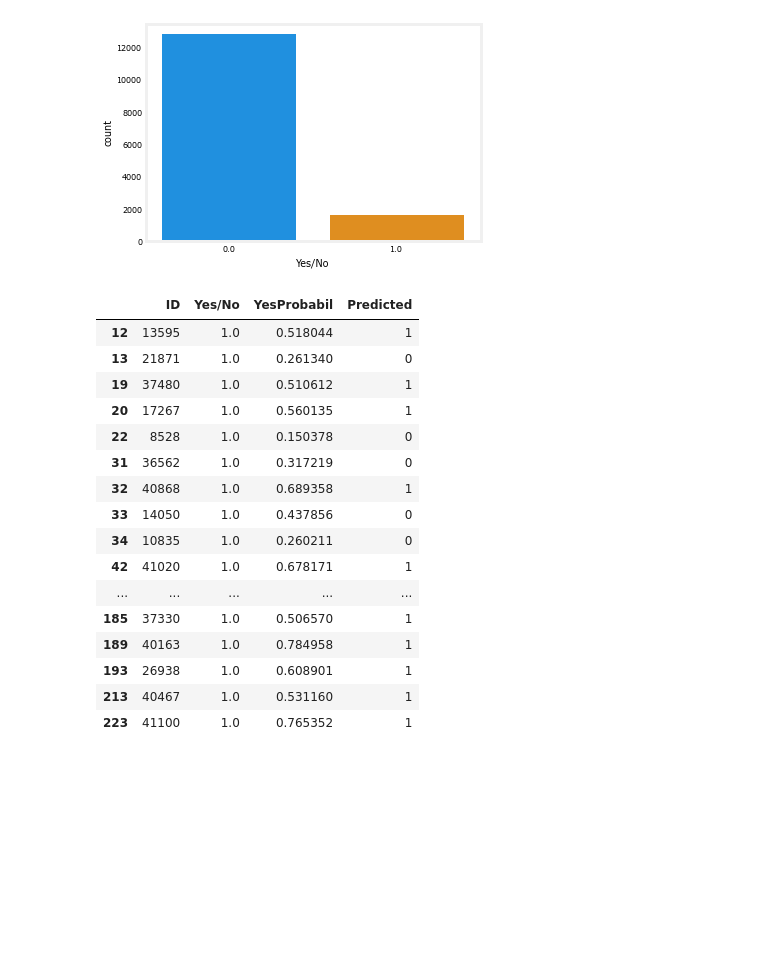
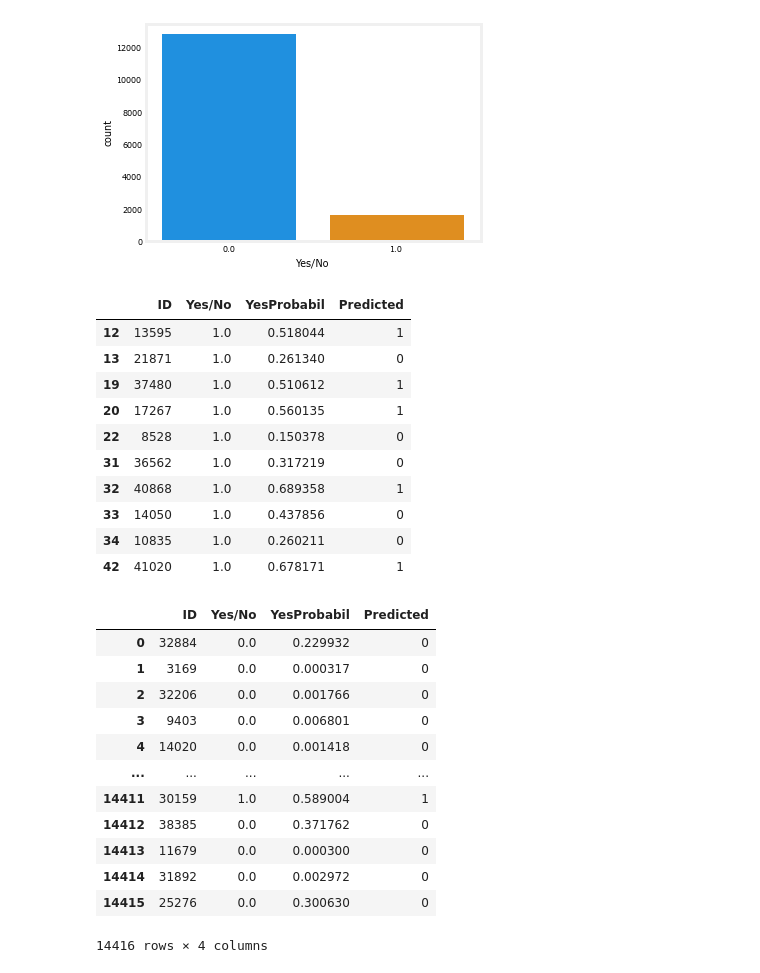
Before and after one commit to vburlay/UCI-Bank-Marketing, a Jupyter notebook: Jupyter Notebook.ipynb, the cells around one changed output. Cells and saved outputs as stored; diff of their text form; code cells hidden in the pictures; blank space fills up the shorter version.

```diff
--- a/Jupyter Notebook.ipynb
+++ b/Jupyter Notebook.ipynb
@@ -463,22 +445,32 @@ sns.countplot(x='Yes/No', data=df_cnn_res)
 <AxesSubplot:xlabel='Yes/No', ylabel='count'>
 [figure]
 # %%
-df_cnn_res[df_cnn_res['Yes/No'] >0].head(30)
+df_cnn_res[df_cnn_res['Yes/No'] >0].head(10)
 # %% [output]
 |  | ID | Yes/No | YesProbabil | Predicted |
 | 12 | 13595 | 1.0 | 0.518044 | 1 |
 | 13 | 21871 | 1.0 | 0.261340 | 0 |
 | 19 | 37480 | 1.0 | 0.510612 | 1 |
 | 20 | 17267 | 1.0 | 0.560135 | 1 |
 | 22 | 8528 | 1.0 | 0.150378 | 0 |
 | 31 | 36562 | 1.0 | 0.317219 | 0 |
 | 32 | 40868 | 1.0 | 0.689358 | 1 |
 | 33 | 14050 | 1.0 | 0.437856 | 0 |
 | 34 | 10835 | 1.0 | 0.260211 | 0 |
 | 42 | 41020 | 1.0 | 0.678171 | 1 |
-| ... | ... | ... | ... | ... |
-| 185 | 37330 | 1.0 | 0.506570 | 1 |
-| 189 | 40163 | 1.0 | 0.784958 | 1 |
-| 193 | 26938 | 1.0 | 0.608901 | 1 |
-| 213 | 40467 | 1.0 | 0.531160 | 1 |
-| 223 | 41100 | 1.0 | 0.765352 | 1 |
+# %%
+df_cnn_res
+# %% [output]
+|  | ID | Yes/No | YesProbabil | Predicted |
+| 0 | 32884 | 0.0 | 0.229932 | 0 |
+| 1 | 3169 | 0.0 | 0.000317 | 0 |
+| 2 | 32206 | 0.0 | 0.001766 | 0 |
+| 3 | 9403 | 0.0 | 0.006801 | 0 |
+| 4 | 14020 | 0.0 | 0.001418 | 0 |
+| ... | ... | ... | ... | ... |
+| 14411 | 30159 | 1.0 | 0.589004 | 1 |
+| 14412 | 38385 | 0.0 | 0.371762 | 0 |
+| 14413 | 11679 | 0.0 | 0.000300 | 0 |
+| 14414 | 31892 | 0.0 | 0.002972 | 0 |
+| 14415 | 25276 | 0.0 | 0.300630 | 0 |
+14416 rows × 4 columns
```
Also changed, not shown: parts of 10 cells of this notebook, 4 other files.
